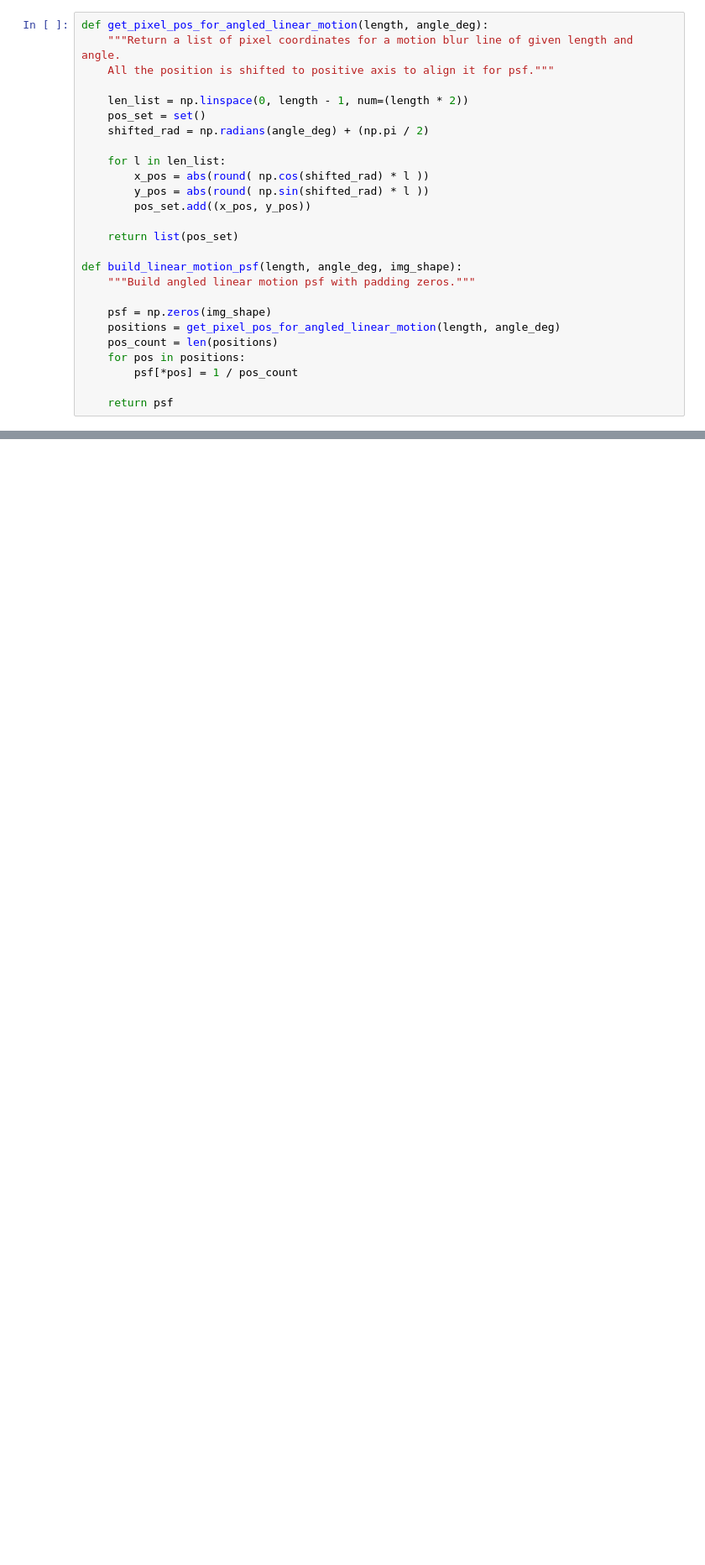
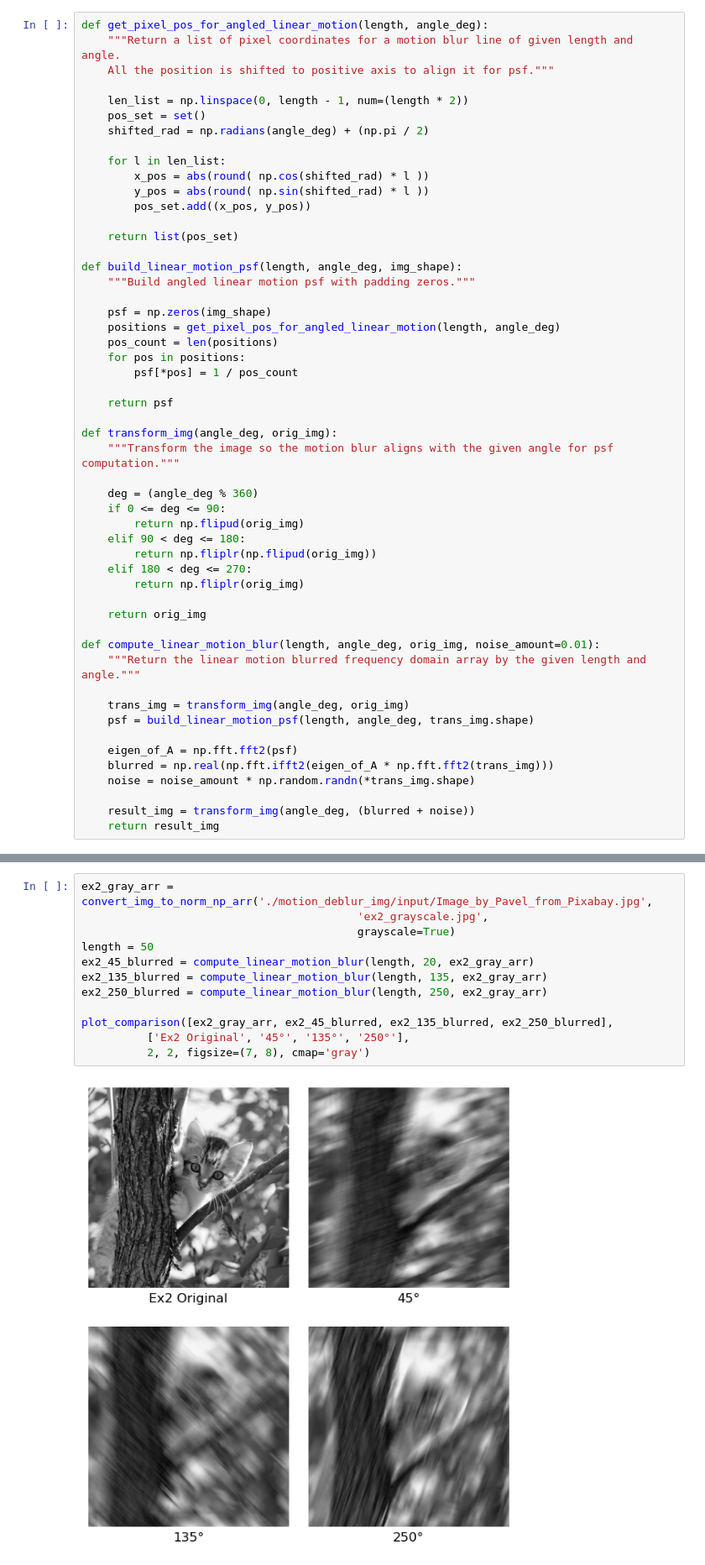
Before and after one commit to lunakim-ubc/ImageDeblurring, a Jupyter notebook: motion_deblur_linear.ipynb, the cells around one changed output, grey strips where cells are left out. Shown at 84% size. Cells and saved outputs as stored; diff of their text form; blank space fills up the shorter version.

Commit message:
add blurred example 2 for linear motion blur at various angles

```diff
--- a/motion_deblur_linear.ipynb
+++ b/motion_deblur_linear.ipynb
@@ -130,3 +130,29 @@ def build_linear_motion_psf(length, angle_deg, img_shape):
         psf[*pos] = 1 / pos_count
 
     return psf
+
+def transform_img(angle_deg, orig_img):
+    """Transform the image so the motion blur aligns with the given angle for psf computation."""
+
+    deg = (angle_deg % 360)
+    if 0 <= deg <= 90:
+        return np.flipud(orig_img)
+    elif 90 < deg <= 180:
+        return np.fliplr(np.flipud(orig_img))
+    elif 180 < deg <= 270:
+        return np.fliplr(orig_img)
+
+    return orig_img
+
+def compute_linear_motion_blur(length, angle_deg, orig_img, noise_amount=0.01):
+    """Return the linear motion blurred frequency domain array by the given length and angle."""
+
+    trans_img = transform_img(angle_deg, orig_img)
+    psf = build_linear_motion_psf(length, angle_deg, trans_img.shape)
+
+    eigen_of_A = np.fft.fft2(psf)
+    blurred = np.real(np.fft.ifft2(eigen_of_A * np.fft.fft2(trans_img)))
+    noise = noise_amount * np.random.randn(*trans_img.shape)
+
+    result_img = transform_img(angle_deg, (blurred + noise))
+    return result_img
@@ -277,3 +289,17 @@ plot_comparison([ex1_gray_arr, ex1_v_blurred, ex1_v_tsvd, ex1_v_tikhonov],
 > Image Credit: [Pavel_from_Pixabay](https://pixabay.com/photos/cat-kitten-tree-curious-tabby-1647775/)
 
 ### Linear Motion Blur at Various Angles with a Grayscale Image
+# %%
+ex2_gray_arr = convert_img_to_norm_np_arr('./motion_deblur_img/input/Image_by_Pavel_from_Pixabay.jpg',
+                                          'ex2_grayscale.jpg',
+                                          grayscale=True)
+length = 50
+ex2_45_blurred = compute_linear_motion_blur(length, 20, ex2_gray_arr)
+ex2_135_blurred = compute_linear_motion_blur(length, 135, ex2_gray_arr)
+ex2_250_blurred = compute_linear_motion_blur(length, 250, ex2_gray_arr)
+
+plot_comparison([ex2_gray_arr, ex2_45_blurred, ex2_135_blurred, ex2_250_blurred],
+          ['Ex2 Original', '45°', '135°', '250°'],
+          2, 2, figsize=(7, 8), cmap='gray')
+# %% [output]
+[figure, added]
```
Also changed, not shown: parts of 1 cell of this notebook, 1 other file.
